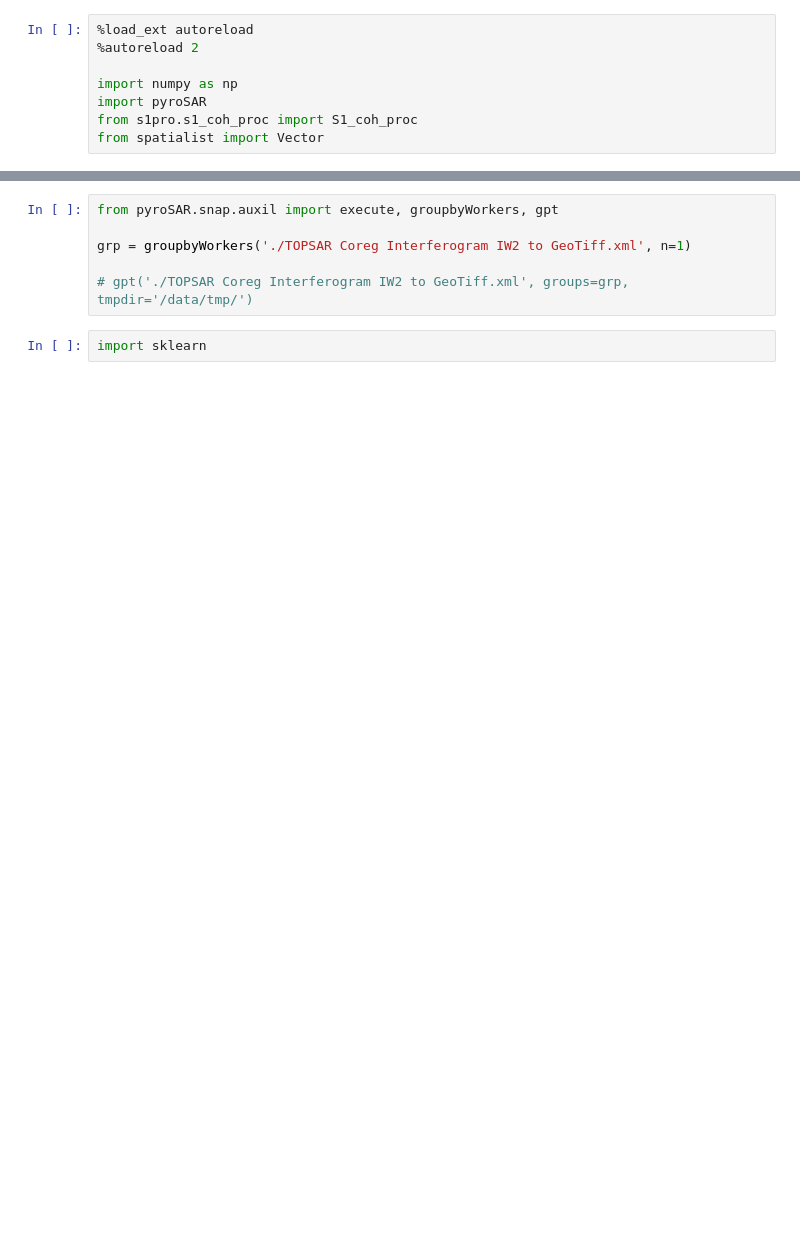
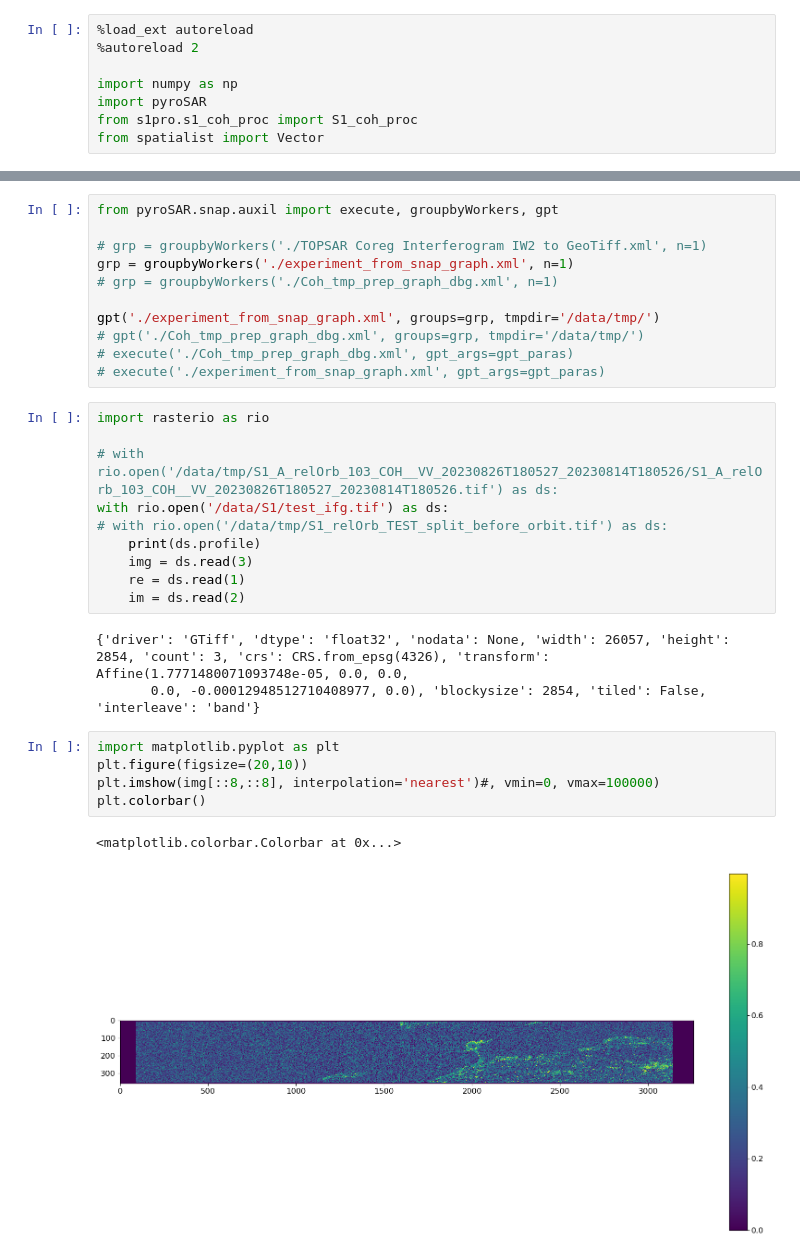
Before and after one commit to odhondt/eo_tools, a Jupyter notebook: notebooks/test.ipynb, the cells around one changed output, grey strips where cells are left out. Saved outputs shown, nothing was run; the diff lists cells and outputs as text; blank space fills up the shorter version.

Commit message:
testing a few graphs

```diff
--- a/notebooks/test.ipynb
+++ b/notebooks/test.ipynb
@@ -29,8 +30,32 @@ S1_coh_proc(infiles, out_dir='/data/res', shapefile=aoi, pol='VV',tmpdir='/data/
 # %%
 from pyroSAR.snap.auxil import execute, groupbyWorkers, gpt
 
-grp = groupbyWorkers('./TOPSAR Coreg Interferogram IW2 to GeoTiff.xml', n=1)
+# grp = groupbyWorkers('./TOPSAR Coreg Interferogram IW2 to GeoTiff.xml', n=1)
+grp = groupbyWorkers('./experiment_from_snap_graph.xml', n=1)
+# grp = groupbyWorkers('./Coh_tmp_prep_graph_dbg.xml', n=1)
 
-# gpt('./TOPSAR Coreg Interferogram IW2 to GeoTiff.xml', groups=grp, tmpdir='/data/tmp/')
+gpt('./experiment_from_snap_graph.xml', groups=grp, tmpdir='/data/tmp/')
+# gpt('./Coh_tmp_prep_graph_dbg.xml', groups=grp, tmpdir='/data/tmp/')
+# execute('./Coh_tmp_prep_graph_dbg.xml', gpt_args=gpt_paras)
+# execute('./experiment_from_snap_graph.xml', gpt_args=gpt_paras)
-# %%
-import sklearn
+# %%
+import rasterio as rio
+
+# with rio.open('/data/tmp/S1_A_relOrb_103_COH__VV_20230826T180527_20230814T180526/S1_A_relOrb_103_COH__VV_20230826T180527_20230814T180526.tif') as ds:
+with rio.open('/data/S1/test_ifg.tif') as ds:
+# with rio.open('/data/tmp/S1_relOrb_TEST_split_before_orbit.tif') as ds:
+    print(ds.profile)
+    img = ds.read(3)
+    re = ds.read(1)
+    im = ds.read(2)
+# %% [output]
+{'driver': 'GTiff', 'dtype': 'float32', 'nodata': None, 'width': 26057, 'height': 2854, 'count': 3, 'crs': CRS.from_epsg(4326), 'transform': Affine(1.7771480071093748e-05, 0.0, 0.0,
+       0.0, -0.00012948512710408977, 0.0), 'blockysize': 2854, 'tiled': False, 'interleave': 'band'}
+# %%
+import matplotlib.pyplot as plt
+plt.figure(figsize=(20,10))
+plt.imshow(img[::8,::8], interpolation='nearest')#, vmin=0, vmax=100000)
+plt.colorbar()
+# %% [output]
+<matplotlib.colorbar.Colorbar at 0x...>
+[figure, added]
```
Also changed, not shown: parts of 3 cells of this notebook, 4 other files.
